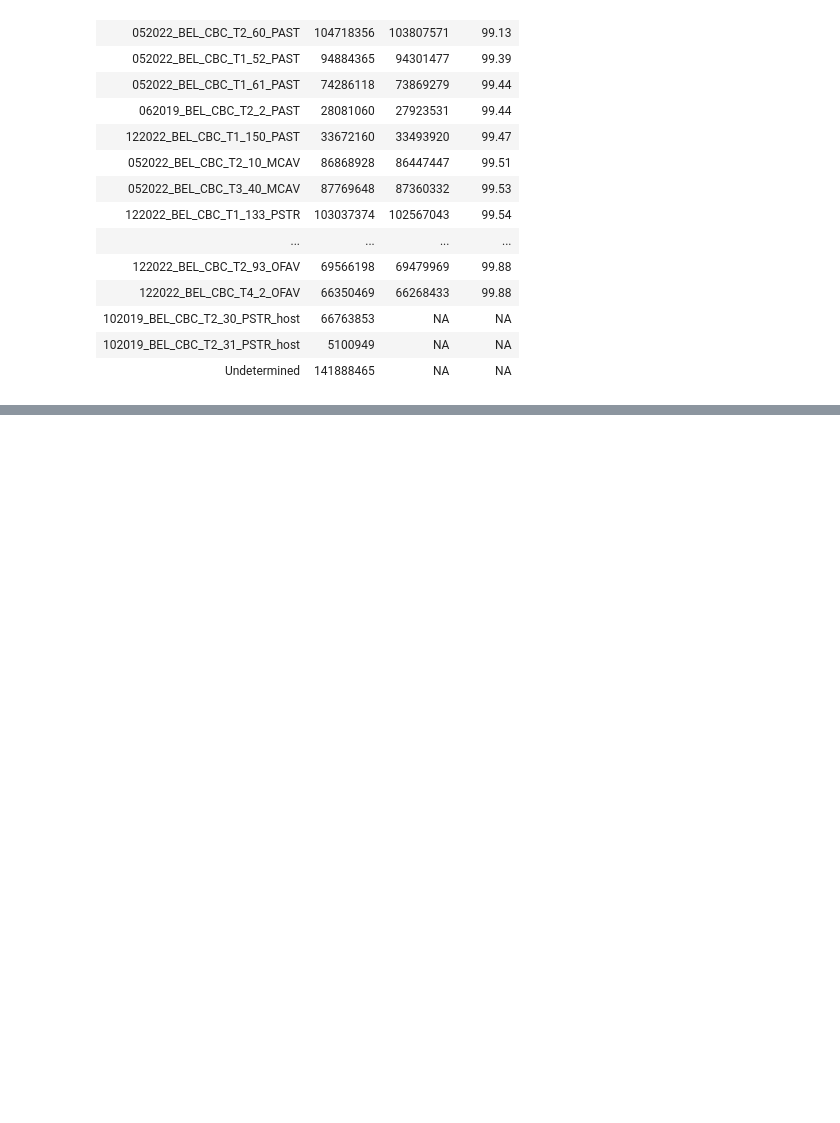
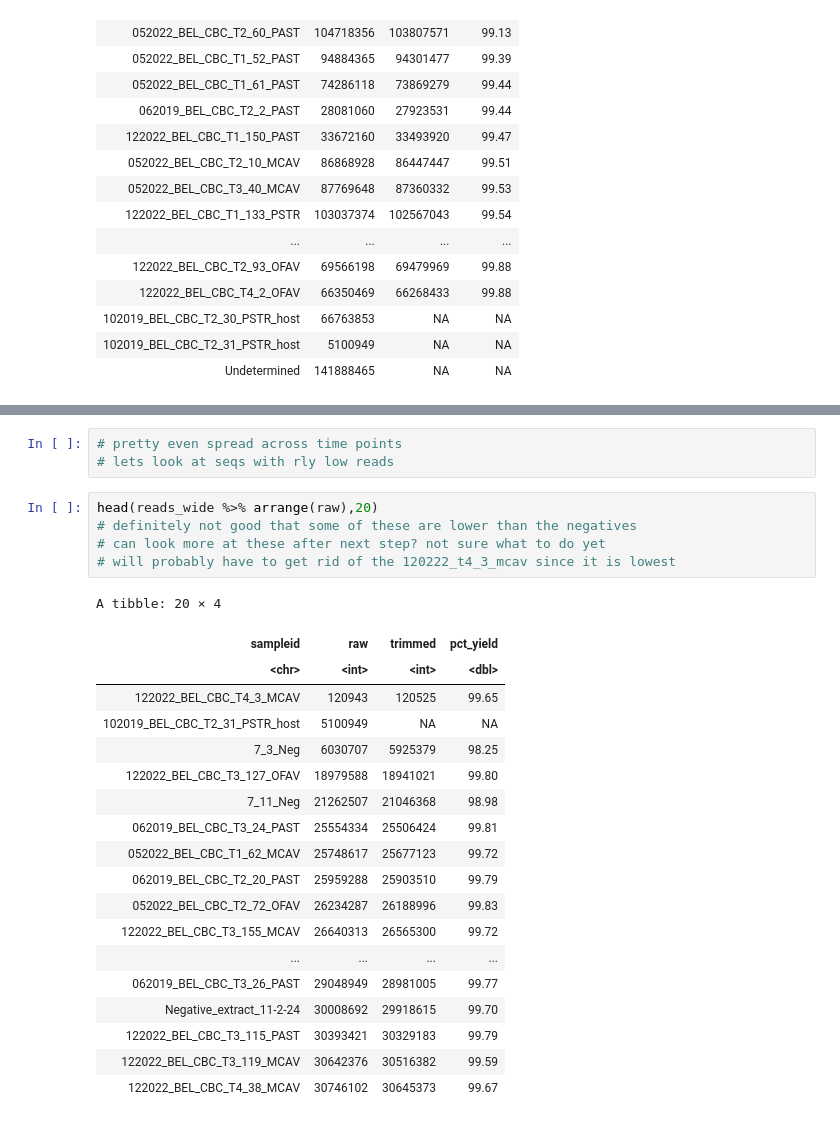
Before and after one commit to brookewicz/CBC_metagenomics, a Jupyter notebook: all_sctld/read_counts.ipynb, the cells around one changed output, grey strips where cells are left out. Saved outputs shown, nothing was run; the diff lists cells and outputs as text; blank space fills up the shorter version.

```diff
--- a/all_sctld/read_counts.ipynb
+++ b/all_sctld/read_counts.ipynb
@@ -120,0 +147,28 @@ A tibble: 226 × 4
+# %%
+# pretty even spread across time points
+# lets look at seqs with rly low reads
+# %%
+head(reads_wide %>% arrange(raw),20)
+# definitely not good that some of these are lower than the negatives
+# can look more at these after next step? not sure what to do yet
+# will probably have to get rid of the 120222_t4_3_mcav since it is lowest
+# %% [output]
+A tibble: 20 × 4
+| sampleid | raw | trimmed | pct_yield |
+| <chr> | <int> | <int> | <dbl> |
+| 122022_BEL_CBC_T4_3_MCAV | 120943 | 120525 | 99.65 |
+| 102019_BEL_CBC_T2_31_PSTR_host | 5100949 | NA | NA |
+| 7_3_Neg | 6030707 | 5925379 | 98.25 |
+| 122022_BEL_CBC_T3_127_OFAV | 18979588 | 18941021 | 99.80 |
+| 7_11_Neg | 21262507 | 21046368 | 98.98 |
+| 062019_BEL_CBC_T3_24_PAST | 25554334 | 25506424 | 99.81 |
+| 052022_BEL_CBC_T1_62_MCAV | 25748617 | 25677123 | 99.72 |
+| 062019_BEL_CBC_T2_20_PAST | 25959288 | 25903510 | 99.79 |
+| 052022_BEL_CBC_T2_72_OFAV | 26234287 | 26188996 | 99.83 |
+| 122022_BEL_CBC_T3_155_MCAV | 26640313 | 26565300 | 99.72 |
+| ... | ... | ... | ... |
+| 062019_BEL_CBC_T3_26_PAST | 29048949 | 28981005 | 99.77 |
+| Negative_extract_11-2-24 | 30008692 | 29918615 | 99.70 |
+| 122022_BEL_CBC_T3_115_PAST | 30393421 | 30329183 | 99.79 |
+| 122022_BEL_CBC_T3_119_MCAV | 30642376 | 30516382 | 99.59 |
+| 122022_BEL_CBC_T4_38_MCAV | 30746102 | 30645373 | 99.67 |
```
Also changed, not shown: parts of 13 cells of this notebook.
